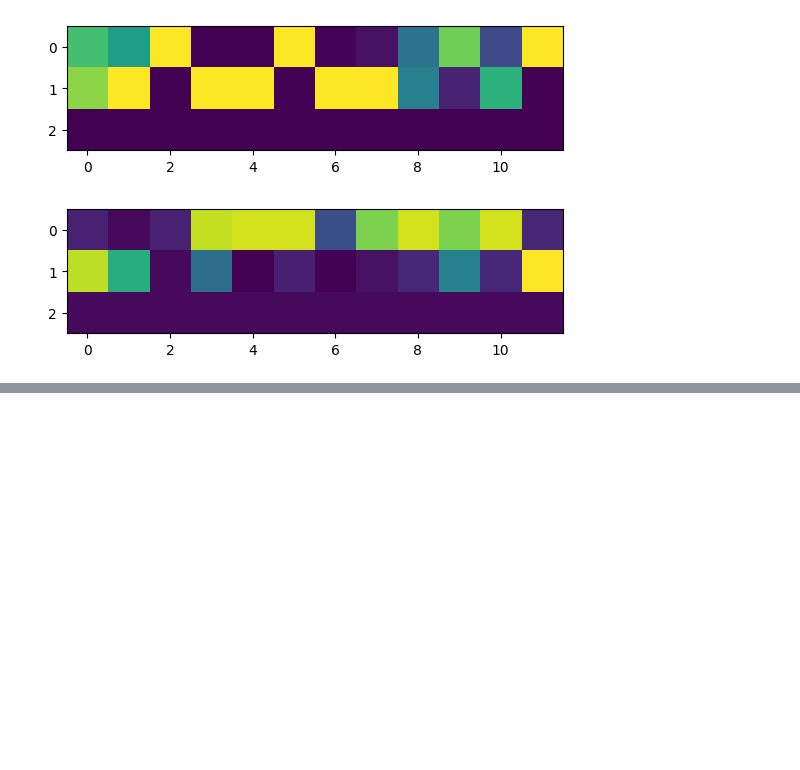
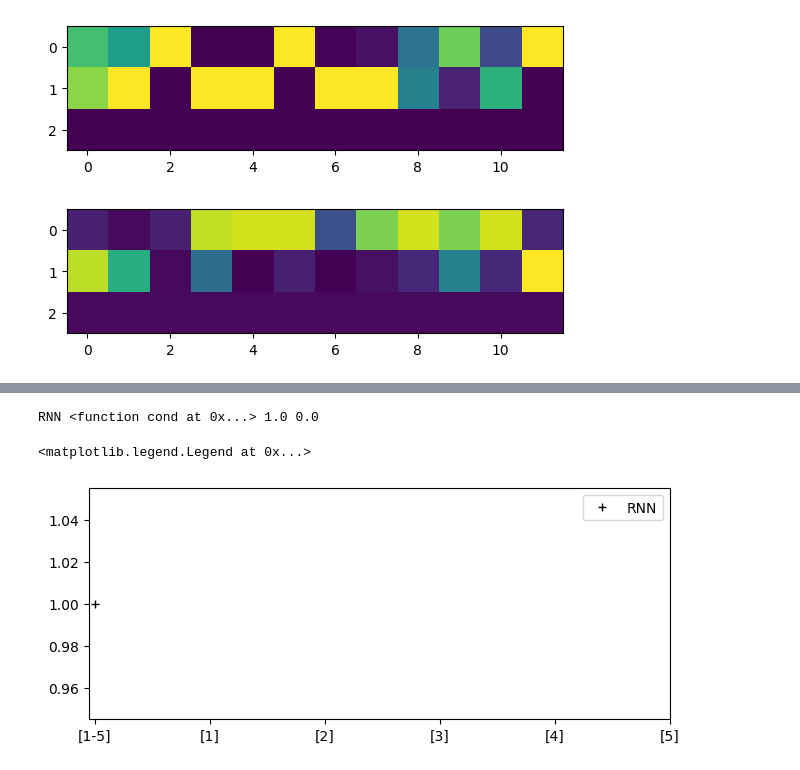
Before and after one commit to Ahmadar91/Master-sThesis, a Jupyter notebook: Attention.ipynb, the cells around one changed output, grey strips where cells are left out. Drawn from its saved outputs; the diff is of its cells as text; code cells hidden in the pictures; blank space fills up the shorter version.

```diff
--- a/Attention.ipynb
+++ b/Attention.ipynb
@@ -1256,0 +1327,45 @@ imshow(removalIntoMatrix(S,12,H))
+# %%
+import scipy.stats
+
+def mean_confidence_interval(data, confidence=0.95):
+    a = 1.0 * numpy.array(data)
+    n = len(a)
+    m, se = numpy.mean(a), scipy.stats.sem(a)
+    h = se * scipy.stats.t.ppf((1 + confidence) / 2., n-1)
+    return h
+# %%
+figure(figsize=[7.5,3])
+cols=['k','r','b']
+collectorSHM=pickle.load(open("collectorSHMlong.p","rb"))
+for k,kind in enumerate(["RNN"]):
+    MC=[]
+    MS=[]
+    for min_len, max_len in zip(min_lengths, max_lengths):
+        for rep in range(1):
+            Ms=[]
+            C=[]
+            for i in range(5):#[6,7,8,9,10]:
+                M=collectorSHM[f'{k}_min_{min_len}_max_{max_len}_{rep}_{i}']
+                Ms.append(M.flatten())
+                #if rep==0:
+                #    subplot(5,5,where)
+                #    where+=1
+                #    imshow(M)
+                #    xticks([])
+                #    yticks([])
+            for i in range(5):#[6,7,8,9,10]:
+                for j in range(5):#[6,7,8,9,10]:
+                    if i>j:
+                        cc=corrcoef(Ms[i],Ms[j])[0][1]
+                        C.append(cc)
+        print(kind,cond,mean(C),var(C))
+        MC.append(mean(C))
+        MS.append(mean_confidence_interval(C))
+    plot(range(1),MC,'+',color=cols[k],label=kind)
+    plot(range(1),MC,':',linewidth=0.2,color=cols[k])
+    xticks(range(6),['[1-5]','[1]','[2]','[3]','[4]','[5]'])
+legend()
+# %% [output]
+RNN <function cond at 0x...> 1.0 0.0
+<matplotlib.legend.Legend at 0x...>
+[figure, added]
```
Also changed, not shown: parts of 17 cells of this notebook, 11 other files.
